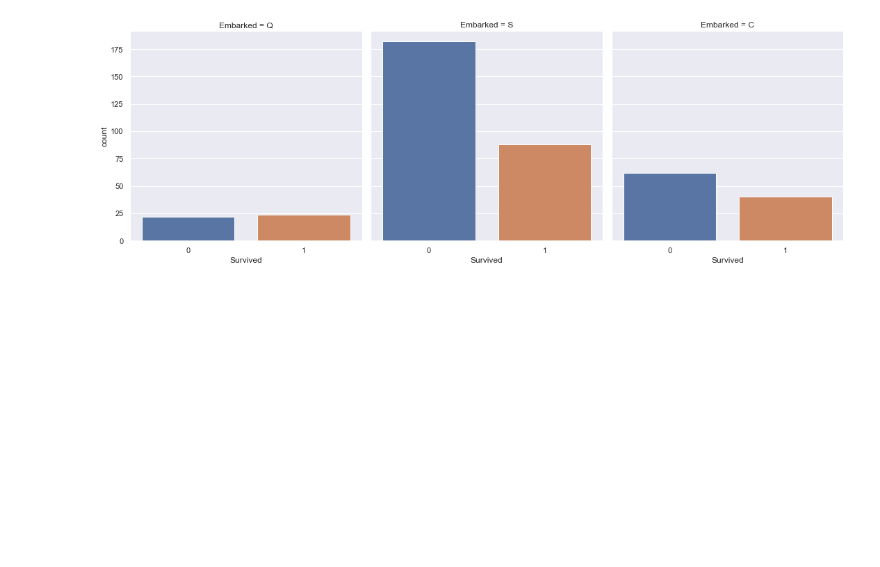
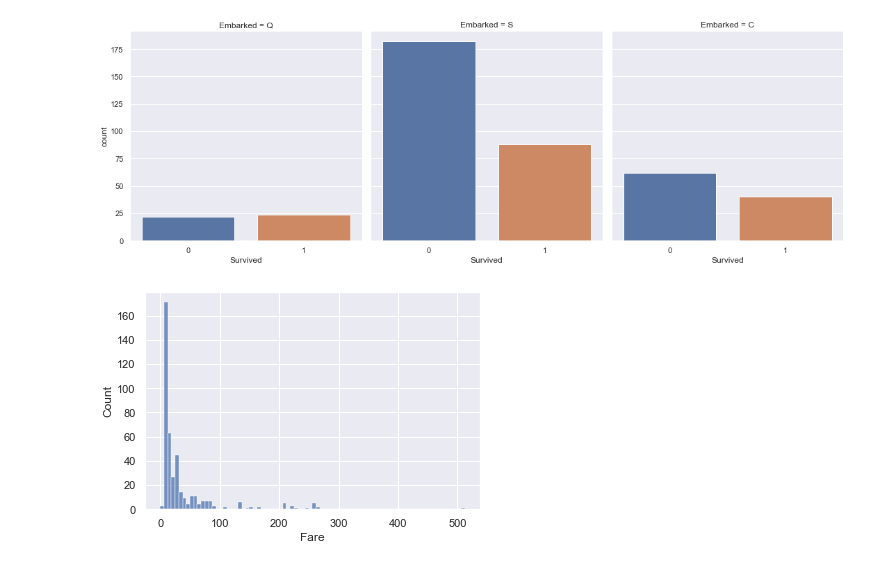
Before and after one commit to Priyanshi-Tyagi25/EDA-on-Titanic-dataset, a Jupyter notebook: EDA on Titanic dataset.ipynb, the cells around one changed output. Drawn from its saved outputs; the diff is of its cells as text; code cells hidden in the pictures; blank space fills up the shorter version.

```diff
--- a/EDA on Titanic dataset.ipynb
+++ b/EDA on Titanic dataset.ipynb
@@ -99,3 +99,8 @@ sns.catplot(x='Survived', col='Pclass', kind='count', data=data);
 sns.catplot(x='Survived', col='Embarked', kind='count', data=data);
 # %% [output]
 [figure]
+# %%
+# Plot a histogram of the 'Fare' column of the dataset
+sns.histplot(data.Fare, kde = False);
+# %% [output]
+[figure, added]
```
Also changed, not shown: parts of 7 cells of this notebook.
